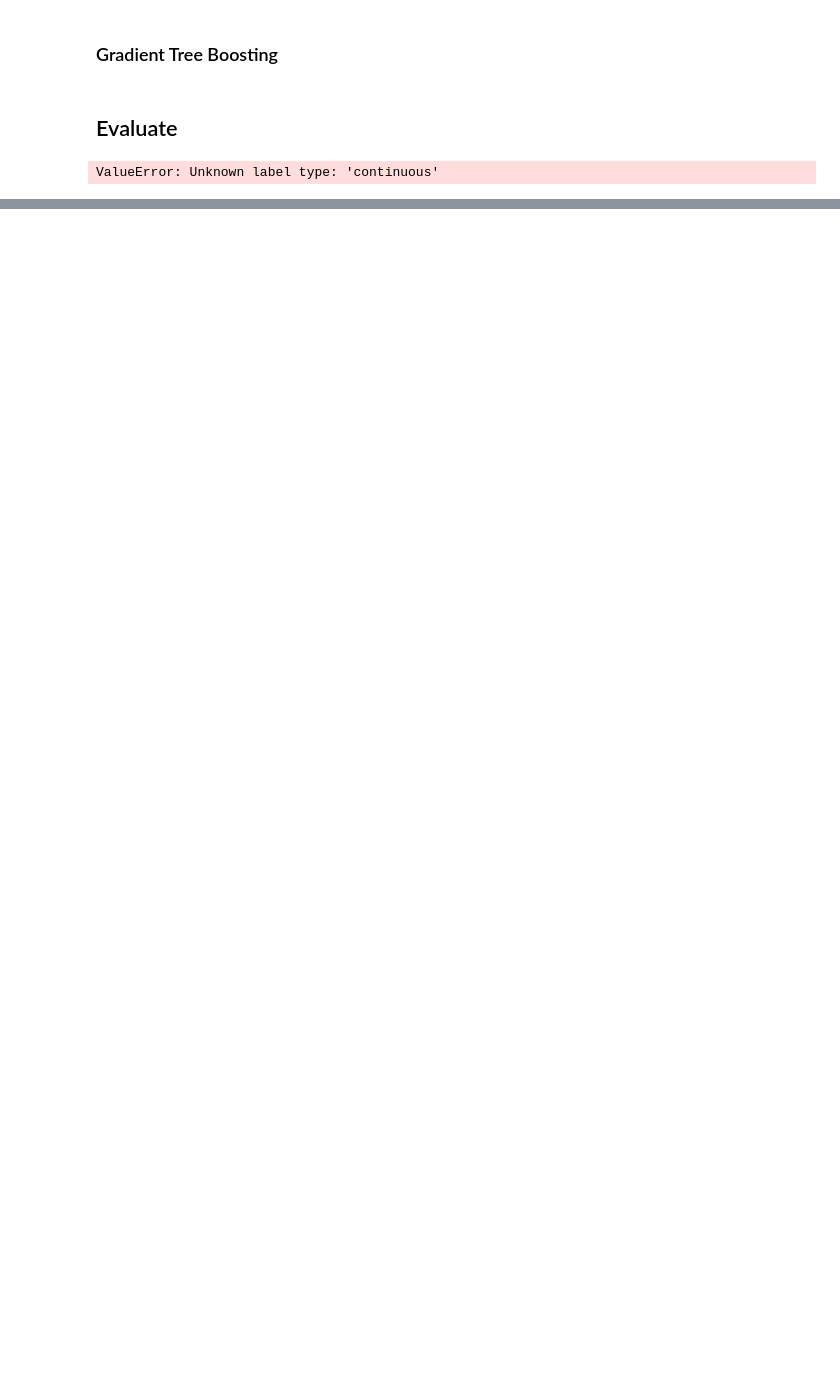
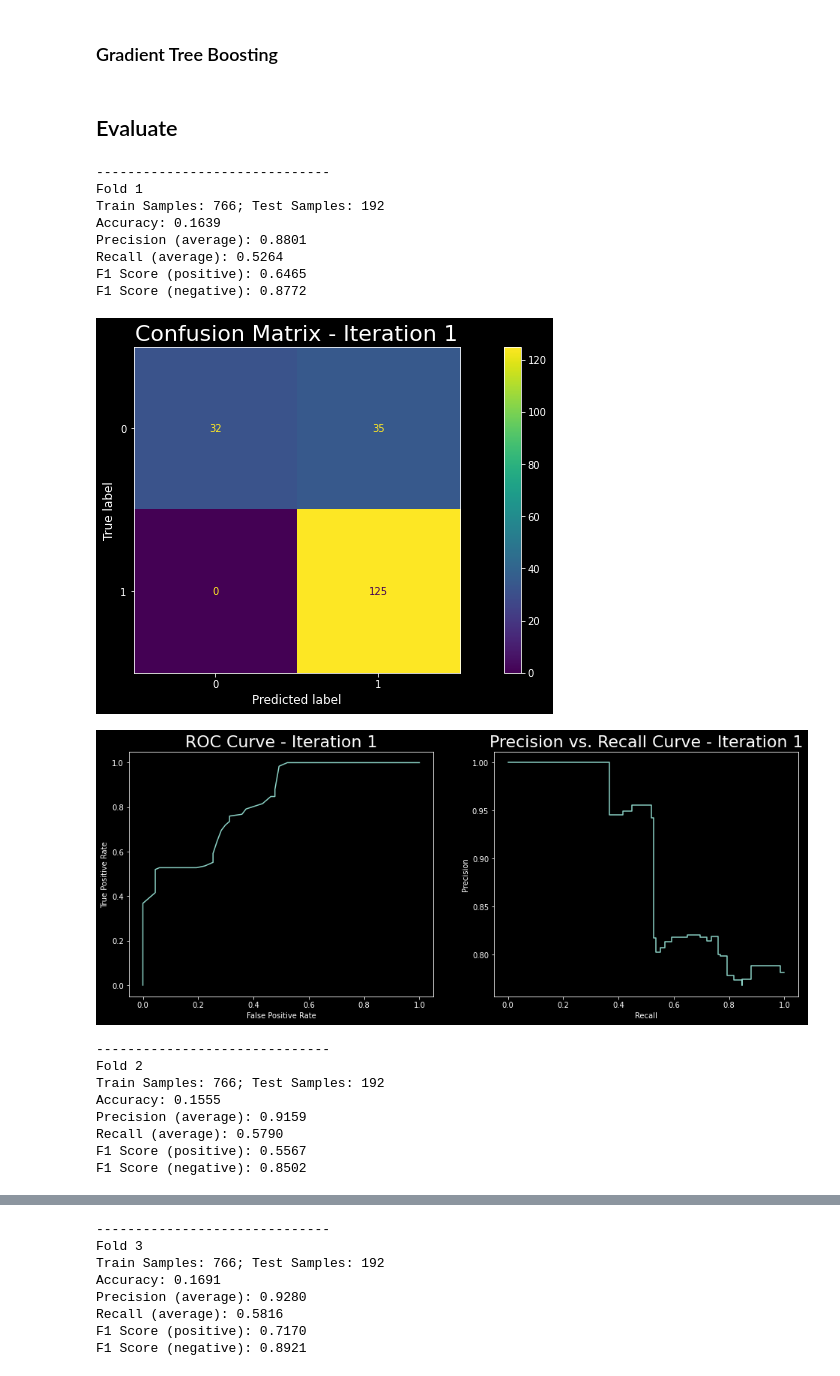
Before and after one commit to hjcostabr76/ml, a Jupyter notebook: classification/case-tic-tac-toe/nb_tic_tac_toe.ipynb, the cells around one changed output, grey strips where cells are left out. Drawn from its saved outputs; the diff is of its cells as text; code cells hidden in the pictures; blank space fills up the shorter version.

```diff
--- a/classification/case-tic-tac-toe/nb_tic_tac_toe.ipynb
+++ b/classification/case-tic-tac-toe/nb_tic_tac_toe.ipynb
@@ -133,2 +130,16 @@ class DecisionTree():
+# %%
+class Tree():
+
+    def __init__(self, classifier: tree.DecisionTreeRegressor, log_odds: list):
+        self.classifier = classifier
+        self.log_odds = log_odds
+
+    def predict(self, X: np.array) -> np.array:
+        '''
+            TODO: 2022-07-19 - ADD Description
+        '''
+        leaves = self.classifier.apply(X)
+        leave_to_odds = np.vectorize(lambda leaf: self.log_odds[leaf])
+        return leave_to_odds(leaves)
 # %% [markdown]
 ### Gradient Tree Boosting
@@ -187,11 +243,15 @@ class GradientTreeBoosting():
 ## Evaluate
 # %%
 classifier = GradientTreeBoosting(
-    max_depth=max_depth,
-    max_trees=max_trees,
+    # max_depth=max_depth,
+    max_depth=4,
+    # max_trees=max_trees,
+    max_trees=4,
     max_features=max_features,
-    learning_rate=learning_rate,
+    # learning_rate=learning_rate,
+    learning_rate=.1,
     random_state=random_state,
+    epsilon = 1e-3
 )
 
 cv = StratifiedShuffleSplit(n_splits=n_folds, test_size=test_size, random_state=random_state)
@@ -239,31 +299,48 @@ for train_index, test_index in cv.split(X, y):
     plt.xticks(range(2), classes_names, fontsize=10)
     plt.yticks(range(2), classes_names, fontsize=10)
     plt.xlabel('Predicted', fontsize=12)
     plt.ylabel('Real', fontsize=12)
     display_conf_matrix.plot(ax=ax1)
     plt.show()
     print('')
 
     # Display ROC Curve
     fig, (ax1, ax2) = plt.subplots(1, 2, figsize=(16, 6))
 
     fpr, tpr, _ = roc_curve(y_test, outputs, pos_label=1)
     display_roc = RocCurveDisplay(fpr=fpr, tpr=tpr)
     ax1.set_title(f'ROC Curve - Iteration {i + 1}', fontsize=22)
     display_roc.plot(ax=ax1)
 
     # Display Precision x Recall Curve
     display_precision_recall = PrecisionRecallDisplay(precision=precision, recall=recall)
     ax2.set_title(f'Precision vs. Recall Curve - Iteration {i + 1}', fontsize=22)
     display_precision_recall.plot(ax=ax2)
     plt.show()
 
     # Compute this fold
     recalls = np.append(recalls, recall)
     accuracies = np.append(accuracies, accuracy)
     precisions = np.append(precisions, precision)
     f1_scores_pos = np.append(f1_scores_pos, f1_pos)
     f1_scores_neg = np.append(f1_scores_neg, f1_neg)
     i += 1
 # %% [output]
-ValueError: Unknown label type: 'continuous'
+------------------------------
+Fold 1
+Train Samples: 766; Test Samples: 192
+Accuracy: 0.1639
+Precision (average): 0.8801
+Recall (average): 0.5264
+F1 Score (positive): 0.6465
+F1 Score (negative): 0.8772
+[figure, added]
+[figure, added]
+------------------------------
+Fold 2
+Train Samples: 766; Test Samples: 192
+Accuracy: 0.1555
+Precision (average): 0.9159
+Recall (average): 0.5790
+F1 Score (positive): 0.5567
+F1 Score (negative): 0.8502
@@ -269,0 +349,8 @@ ValueError: Unknown label type: 'continuous'
+------------------------------
+Fold 3
+Train Samples: 766; Test Samples: 192
+Accuracy: 0.1691
+Precision (average): 0.9280
+Recall (average): 0.5816
+F1 Score (positive): 0.7170
+F1 Score (negative): 0.8921
```
Also changed, not shown: parts of 9 cells of this notebook.
